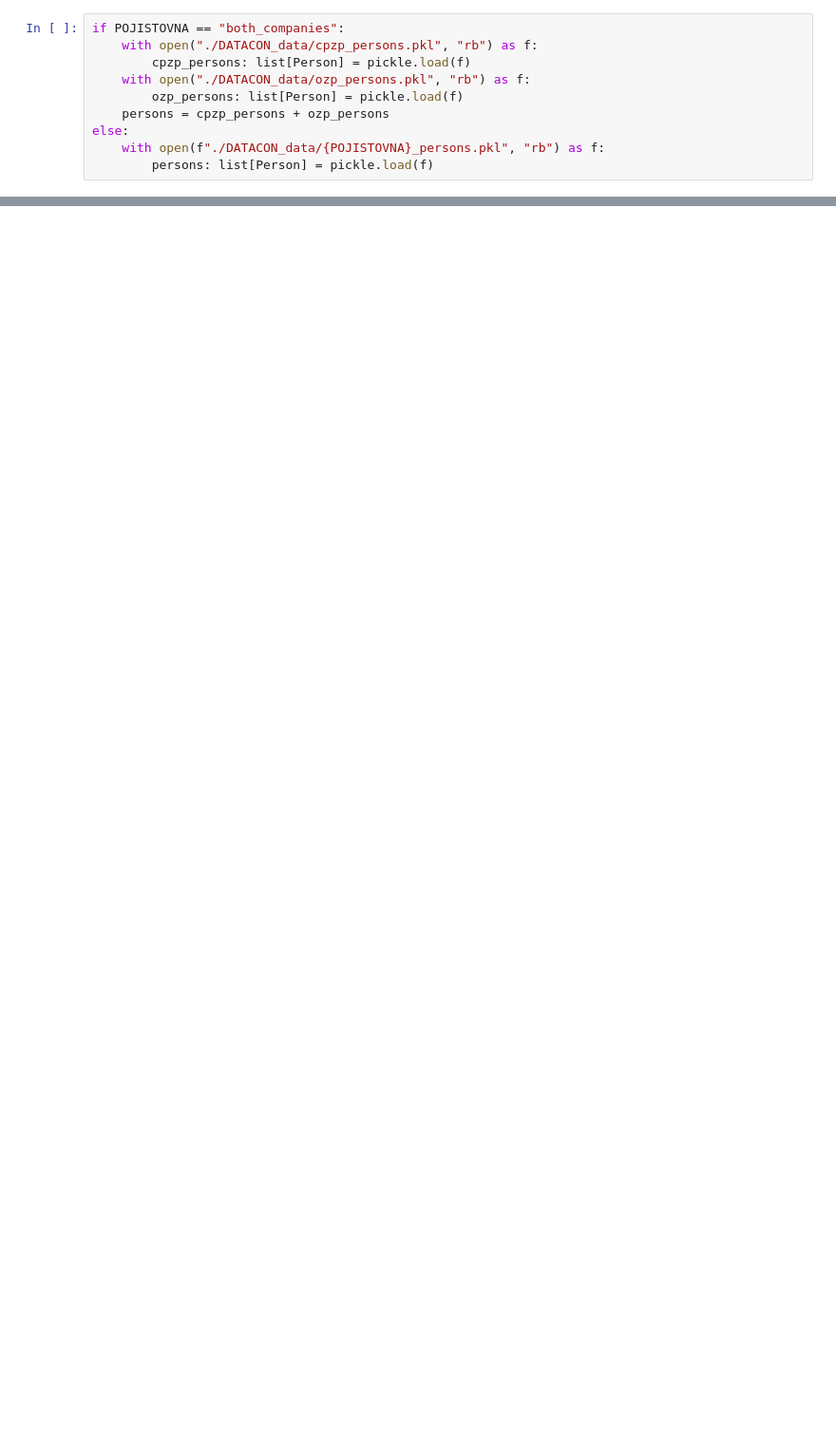
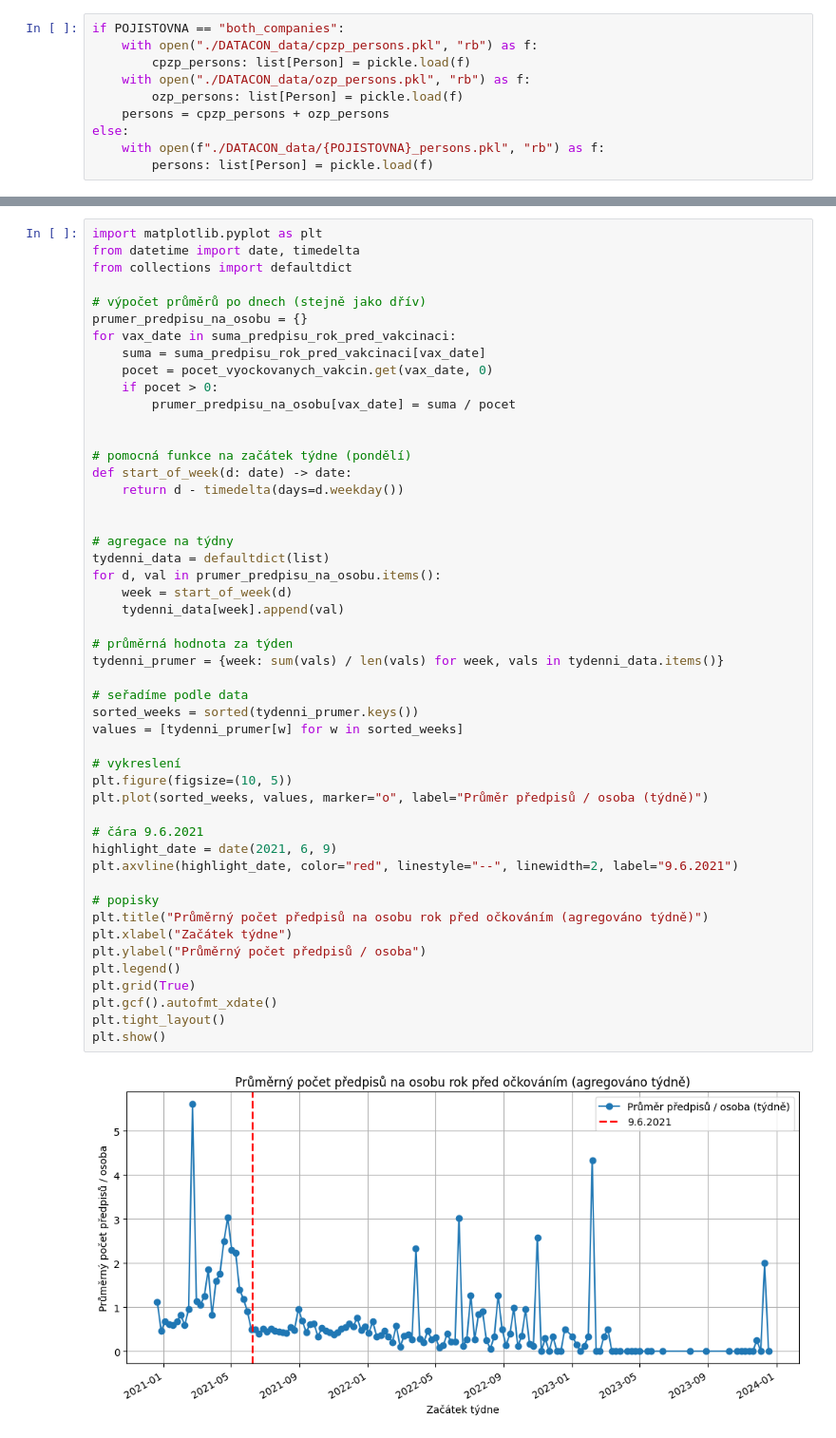
Before and after one commit to ROGR3/ARCHA21-DATACON, a Jupyter notebook: sensitivity_analysis.ipynb, the cells around one changed output, grey strips where cells are left out. Shown at 95% size. Drawn from its saved outputs; the diff is of its cells as text; blank space fills up the shorter version.

```diff
--- a/sensitivity_analysis.ipynb
+++ b/sensitivity_analysis.ipynb
@@ -326,0 +556,51 @@ else:
+# %%
+import matplotlib.pyplot as plt
+from datetime import date, timedelta
+from collections import defaultdict
+
+# výpočet průměrů po dnech (stejně jako dřív)
+prumer_predpisu_na_osobu = {}
+for vax_date in suma_predpisu_rok_pred_vakcinaci:
+    suma = suma_predpisu_rok_pred_vakcinaci[vax_date]
+    pocet = pocet_vyockovanych_vakcin.get(vax_date, 0)
+    if pocet > 0:
+        prumer_predpisu_na_osobu[vax_date] = suma / pocet
+
+
+# pomocná funkce na začátek týdne (pondělí)
+def start_of_week(d: date) -> date:
+    return d - timedelta(days=d.weekday())
+
+
+# agregace na týdny
+tydenni_data = defaultdict(list)
+for d, val in prumer_predpisu_na_osobu.items():
+    week = start_of_week(d)
+    tydenni_data[week].append(val)
+
+# průměrná hodnota za týden
+tydenni_prumer = {week: sum(vals) / len(vals) for week, vals in tydenni_data.items()}
+
+# seřadíme podle data
+sorted_weeks = sorted(tydenni_prumer.keys())
+values = [tydenni_prumer[w] for w in sorted_weeks]
+
+# vykreslení
+plt.figure(figsize=(10, 5))
+plt.plot(sorted_weeks, values, marker="o", label="Průměr předpisů / osoba (týdně)")
+
+# čára 9.6.2021
+highlight_date = date(2021, 6, 9)
+plt.axvline(highlight_date, color="red", linestyle="--", linewidth=2, label="9.6.2021")
+
+# popisky
+plt.title("Průměrný počet předpisů na osobu rok před očkováním (agregováno týdně)")
+plt.xlabel("Začátek týdne")
+plt.ylabel("Průměrný počet předpisů / osoba")
+plt.legend()
+plt.grid(True)
+plt.gcf().autofmt_xdate()
+plt.tight_layout()
+plt.show()
+# %% [output]
+[figure, added]
```
Also changed, not shown: parts of 13 cells of this notebook, 4 other files.
